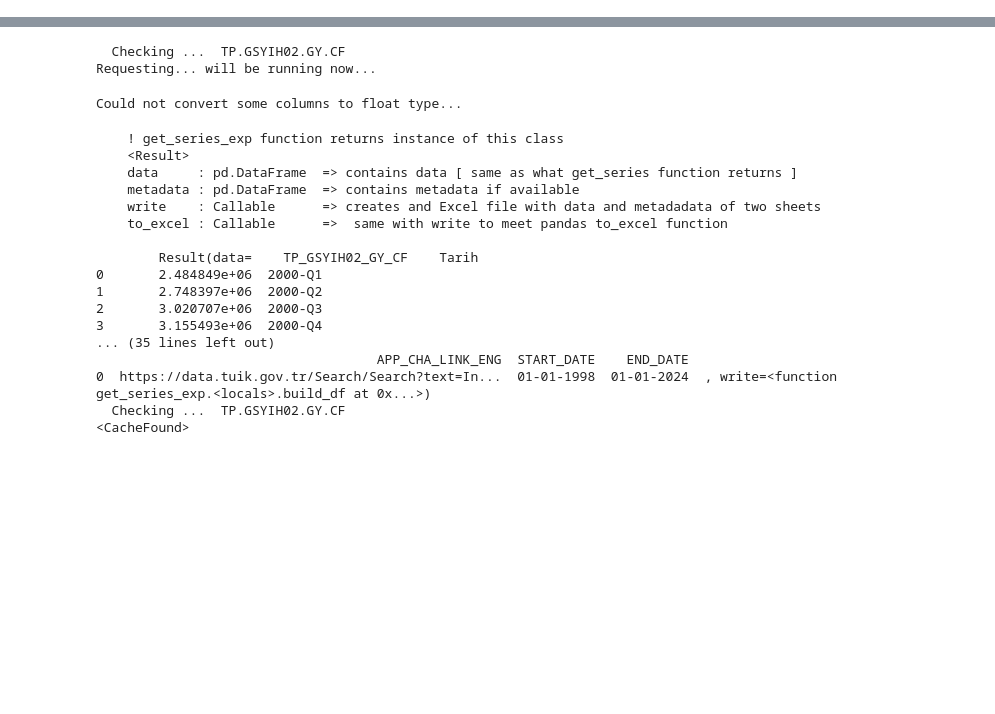
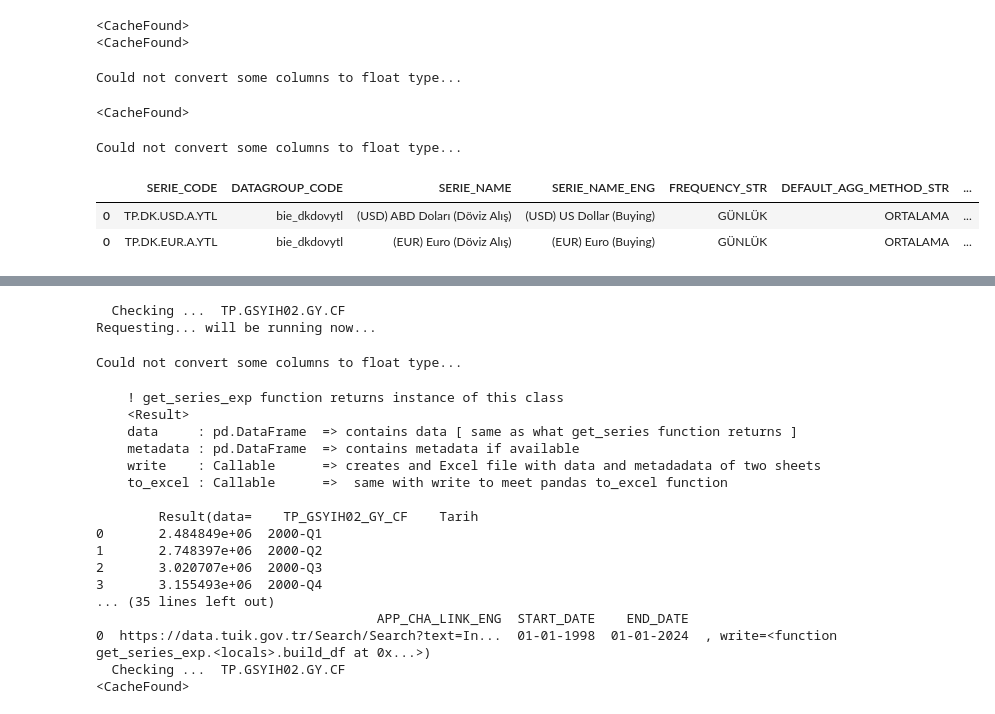
Before and after one commit to SermetPekin/evdspy-repo, a Jupyter notebook: Example_get_series_exp.ipynb, the cells around one changed output, grey strips where cells are left out. Saved outputs shown, nothing was run; the diff lists cells and outputs as text; code cells hidden in the pictures; blank space fills up the shorter version.

```diff
--- a/Example_get_series_exp.ipynb
+++ b/Example_get_series_exp.ipynb
@@ -3,0 +31,24 @@ from evdspy import get_series_exp
+# %%
+ID = """
+
+TP_DK_usd_a.YTL
+TP_DK_eur_a.YTL
+
+
+"""
+
+result = get_series_exp(ID , cache = True     )
+
+result
+# print(result )
+
+result.metadata
+# %% [output]
+<CacheFound>
+<CacheFound>
+Could not convert some columns to float type...
+<CacheFound>
+Could not convert some columns to float type...
+|  | SERIE_CODE | DATAGROUP_CODE | SERIE_NAME | SERIE_NAME_ENG | FREQUENCY_STR | DEFAULT_AGG_METHOD_STR | ... |
+| 0 | TP.DK.USD.A.YTL | bie_dkdovytl | (USD) ABD Doları (Döviz Alış) | (USD) US Dollar (Buying) | GÜNLÜK | ORTALAMA | ... |
+| 0 | TP.DK.EUR.A.YTL | bie_dkdovytl | (EUR) Euro (Döviz Alış) | (EUR) Euro (Buying) | GÜNLÜK | ORTALAMA | ... |
```
Also changed, not shown: parts of 4 cells of this notebook, 4 other files.
